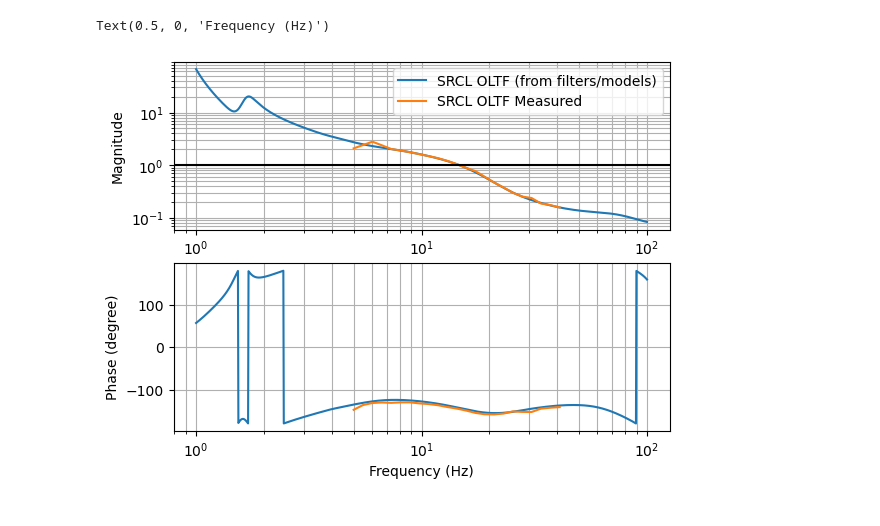
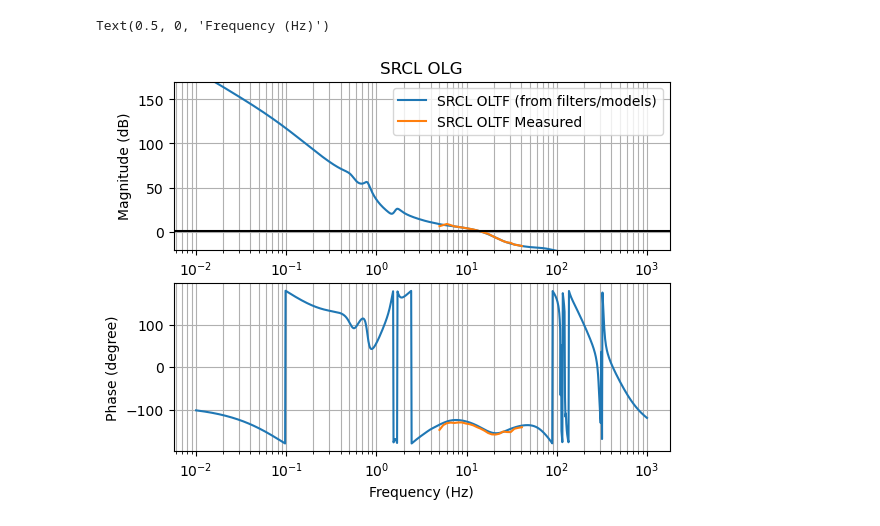
Before and after one commit to terrencetec/srcl, a Jupyter notebook: srcl_oltf.ipynb, the cells around one changed output. Cells and saved outputs as stored; diff of their text form; code cells hidden in the pictures.

```diff
--- a/srcl_oltf.ipynb
+++ b/srcl_oltf.ipynb
@@ -106,7 +97,7 @@ m2_m3_tf = m2_fm10_tf  # No negative here.
 # M1 LOCK FM on
 # FM 1,
 # Gain = 1
-# Plant from M1 -> M2: FM 10
+# Plant from M1 -> M2: FM 10 # (M1 Force to M2 Force)
 
 m1_ff = foton.FilterFile("foton_files/L1SUSSR2.txt")
 m1_module = "SR2_M1_LOCK_L"
@@ -116,6 +107,12 @@ m1_fm1 = m1_bank[0]
 m1_fm10 = m1_bank[9]
 
 m1_fm1_tf = kontrol.core.foton.get_zpk2tf(m1_fm1.get_zpk())
+z, p, k = m1_fm1.get_zpk()
+for i in range(len(p)):
+    if p[i] > 0 and p[i].real < 1e-6:
+        p[i] = -p[i]
+m1_fm1_tf = kontrol.core.foton.get_zpk2tf((z, p, k))
+
 m1_fm10_tf = kontrol.core.foton.get_zpk2tf(m1_fm10.get_zpk())
 
 m1_k = 1 * m1_fm1_tf
@@ -160,20 +122,0 @@ oltf_meas = data.items.results.TF["L1:LSC-SRCL_IN2"].xfer[1]
-# %%
-# f = np.logspace(-2, 3, 1024)
-
-plt.subplot(211)
-plt.loglog(f, abs(oltf), label="SRCL OLTF (from filters/models)")
-plt.loglog(f_, abs(oltf_meas), label="SRCL OLTF Measured")
-plt.axhline(1, color="k")
-plt.legend(loc=0)
-plt.grid(which="both")
-plt.ylabel("Magnitude")
-
-plt.subplot(212)
-plt.semilogx(f, np.angle(oltf, deg=True))
-plt.semilogx(f_, np.angle(-oltf_meas.conj(), deg=True))
-plt.grid(which="both")
-plt.ylabel("Phase (degree)")
-plt.xlabel("Frequency (Hz)")
-# %% [output]
-Text(0.5, 0, 'Frequency (Hz)')
-[figure, removed]
@@ -179,0 +135,11 @@ Text(0.5, 0, 'Frequency (Hz)')
+# %%
+f = np.logspace(-2, 3, 1024)
+
+# frequency response of the OLTF
+oltf = ((k_m3*p_33)(1j*2*np.pi*f) + (k_m2*p_23*p_33)(1j*2*np.pi*f) + (k_m2*k_m1*p_13*p_33)(1j*2*np.pi*f)) * k_srcl(1j*2*np.pi*f)
+
+# Without M1 control
+oltf_no_m1 = ((k_m3*p_33)(1j*2*np.pi*f) + (k_m2*p_23*p_33)(1j*2*np.pi*f)) * k_srcl(1j*2*np.pi*f)
+
+# Without M1 and M2 control.
+oltf_no_m1m2 = ((k_m3*p_33)(1j*2*np.pi*f)) * k_srcl(1j*2*np.pi*f)
@@ -179,0 +152,27 @@ Text(0.5, 0, 'Frequency (Hz)')
+# %%
+# Compare OLTF model and OLTF measurement.
+# Measurement from LLO /data/dtt/Templates/LSC/240228-SRCL_LN_45W.xml
+# Reference https://dcc.ligo.org/LIGO-G2100739
+
+plt.subplot(211)
+plt.title("SRCL OLG")
+plt.semilogx(f, 20*np.log10(abs(oltf)), label="SRCL OLTF (from filters/models)")
+# plt.semilogx(f, 20*np.log10(abs(oltf_no_m1)), label="SRCL OLTF (from filters/models) Without M1")
+# plt.semilogx(f, 20*np.log10(abs(oltf_no_m1m2)), label="SRCL OLTF (from filters/models) Without M1, M2")
+plt.semilogx(f_, 20*np.log10(abs(oltf_meas)), label="SRCL OLTF Measured")
+plt.axhline(1, color="k")
+plt.legend(loc=0)
+plt.grid(which="both")
+plt.ylabel("Magnitude (dB)")
+plt.yticks([0, 50, 100, 150])
+plt.ylim(-20, 170)
+
+plt.subplot(212)
+plt.semilogx(f, np.angle(oltf, deg=True))
+plt.semilogx(f_, np.angle(-oltf_meas.conj(), deg=True))
+plt.grid(which="both")
+plt.ylabel("Phase (degree)")
+plt.xlabel("Frequency (Hz)")
+# %% [output]
+Text(0.5, 0, 'Frequency (Hz)')
+[figure, added]
```
Also changed, not shown: parts of 24 cells of this notebook, 17 other files.
